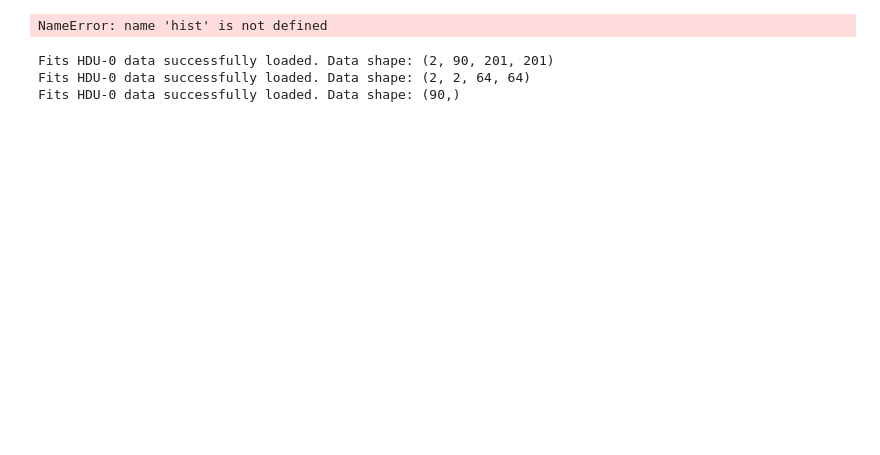
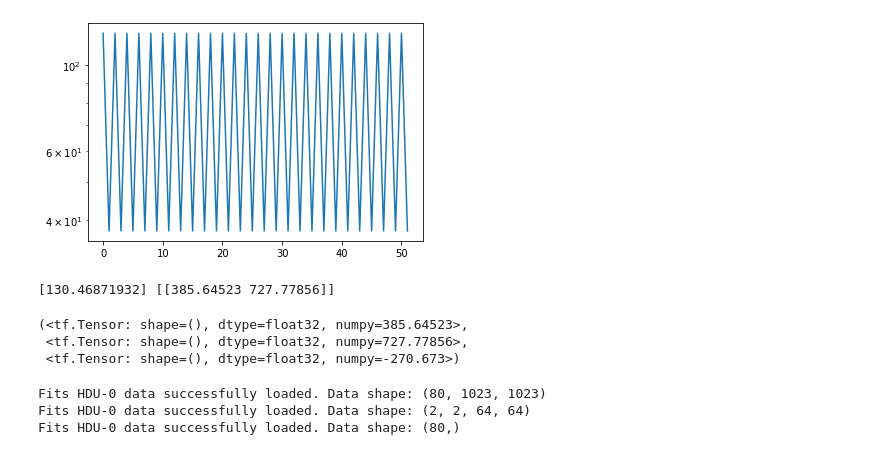
Before and after one commit to yemsnucleus/NEGFC, a Jupyter notebook: new_model.ipynb, the cells around one changed output. Cells and saved outputs as stored; diff of their text form; code cells hidden in the pictures; blank space fills up the shorter version.

Commit message:
failed model

```diff
--- a/new_model.ipynb
+++ b/new_model.ipynb
@@ -19,8 +35,11 @@ The autoreload extension is already loaded. To reload it, use:
 # %%
 %%time
-root='./data/HCI/'
+root='./data/fake/'
 dataset, cube_shp, init_xy, init_flux = load_data(root,
-                                                  bkg_sigma=3,
-                                                  ncomp=2,
-                                                  num_peaks=10)
+                                                  bkg_sigma=5,
+                                                  ncomp=1,
+                                                  num_peaks=10,
+                                                  normalize=False,
+                                                  psf_pos=0,
+                                                  )
 # %% [output]
@@ -29,5 +103,5 @@ Wall time: 3.12 s
 # %%
-loss_fn = wrapper(reduce_std, radius=2)
-
 model = get_model_new(init_xy, init_flux, cube_shp)
-model.compile(loss_fn=loss_fn, optimizer=Adam(5))
+loss_fn = wrapper(reduce_std, nfwhm=5, debug=False, minimize='sum')
+model.compile(loss_fn=loss_fn,
+              optimizer=tf.keras.optimizers.RMSprop(1))
@@ -58,0 +108,6 @@ KeyboardInterrupt:
+# %%
+## %%time
+es = tf.keras.callbacks.EarlyStopping(
+    monitor='loss', patience=50,# min_delta=1e-5
+)
+hist = model.fit(dataset, epochs=100000, callbacks=[es])
@@ -59,11 +132,18 @@ KeyboardInterrupt:
 # %%
 plt.plot(hist.history['loss'])
+plt.yscale('log')
 # %% [output]
-NameError: name 'hist' is not defined
+[figure, added]
 # %%
 x_fguess = model.trainable_variables[0]
 y_fguess = model.trainable_variables[1]
 f_fguess = model.trainable_variables[2]
-f_fguess
+print(init_flux, init_xy)
+x_fguess[0][0], y_fguess[0][0], f_fguess[0][0]
+# %% [output]
+[130.46871932] [[385.64523 727.77856]]
+(<tf.Tensor: shape=(), dtype=float32, numpy=385.64523>,
+ <tf.Tensor: shape=(), dtype=float32, numpy=727.77856>,
+ <tf.Tensor: shape=(), dtype=float32, numpy=-270.673>)
 # %%
 import gpu.fake_comp as tfnegfc
@@ -76,15 +156,22 @@ if tf.rank(cube) < 4:
     cube = cube[None,...]
 psf_route = os.path.join(root, 'median_unsat.fits')
 psf       = open_fits(psf_route, header=False)
-
+if psf.shape[-1] % 2 == 0:
+    psf = psf[..., :-1, :-1]
 ra_route = os.path.join(root, 'rotnth.fits')
 rot_ang  = open_fits(ra_route, header=False)
 rot_ang  = -rot_ang
 
 lambda_ch = 0 # channel to use
 psf_pos   = 0 # psf position
+
+results = tfnegfc.adjust_gaussian(psf[lambda_ch, psf_pos])
+fwhm_sphere  = tf.reduce_mean(results['fwhm'])
+centered_psf = tfnegfc.center_cube(psf[lambda_ch], fwhm_sphere)
+normalized_psf = tfnegfc.normalize_psf(centered_psf, fwhm=fwhm_sphere)
+patch = tfnegfc.create_patch(cube[0, 0], normalized_psf[0])
 # %% [output]
-Fits HDU-0 data successfully loaded. Data shape: (2, 90, 201, 201)
+Fits HDU-0 data successfully loaded. Data shape: (80, 1023, 1023)
 Fits HDU-0 data successfully loaded. Data shape: (2, 2, 64, 64)
-Fits HDU-0 data successfully loaded. Data shape: (90,)
+Fits HDU-0 data successfully loaded. Data shape: (80,)
 # %%
```
Also changed, not shown: parts of 14 cells of this notebook, 6 other files.
